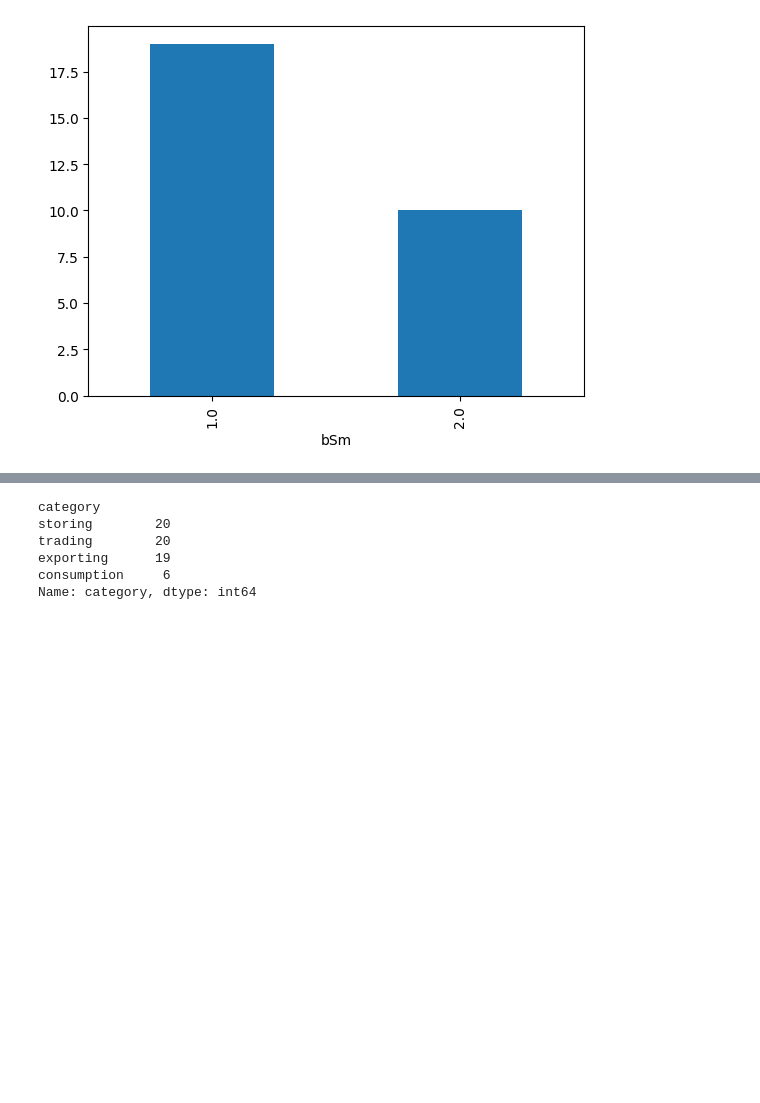
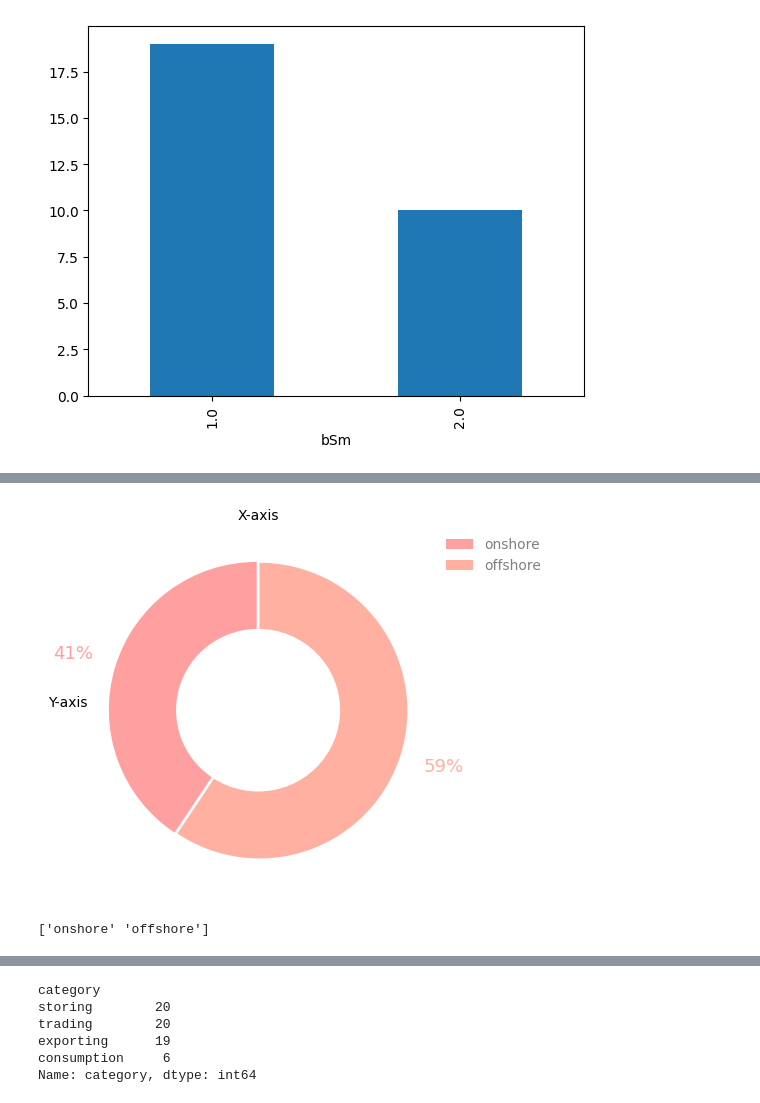
Before and after one commit to JavedMS/Mapping_Workshops_EFF, a Jupyter notebook: main.ipynb, the cells around one changed output, grey strips where cells are left out. Drawn from its saved outputs; the diff is of its cells as text; code cells hidden in the pictures; blank space fills up the shorter version.

```diff
--- a/main.ipynb
+++ b/main.ipynb
@@ -118,0 +179,33 @@ top_words = word_counts.nlargest(10)
+# %%
+count_offshore = data["energySource"]["offOffs"].value_counts()
+count_onshore_big = data["energySource"]["bBs"].value_counts()
+count_onshore_small = data["energySource"]["smSms"].value_counts()
+
+count_onshore = count_onshore_big + count_onshore_small
+
+# See the values
+#print(count_onshore_small + count_onshore_big)
+#print(count_offshore)
+
+
+from data_visualization import donut_plot
+
+# Combine into a dataframe and plot a simple bar-graph
+wind_solar = pd.concat([count_onshore, count_offshore], axis = 1)
+wind_solar.columns = ["onshore","offshore"]
+wind_solar.index = ["","inc. solar"]
+
+#print(wind_solar)
+
+# Convert to percentage and plot
+total_responses = sum(wind_solar.aggregate(lambda x: x.sum()))
+
+explode = (0.01,0.01) # TODO: Has to be the same size as x
+wind_solar = wind_solar.apply(lambda x: (x / total_responses)*100) # Convert to percentage
+
+donut_plot(wind_solar.iloc[1])
+
+print(wind_solar.iloc[0].index.values)
+# %% [output]
+[figure, added]
+['onshore' 'offshore']
```
Also changed, not shown: parts of 21 cells of this notebook, 7 other files.
